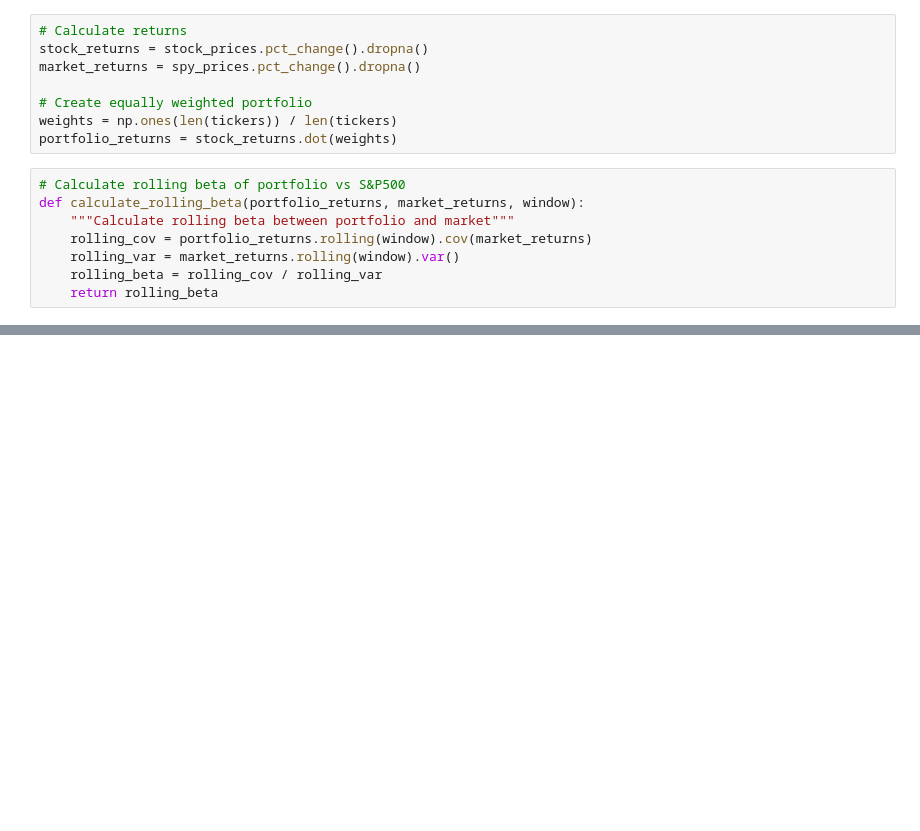
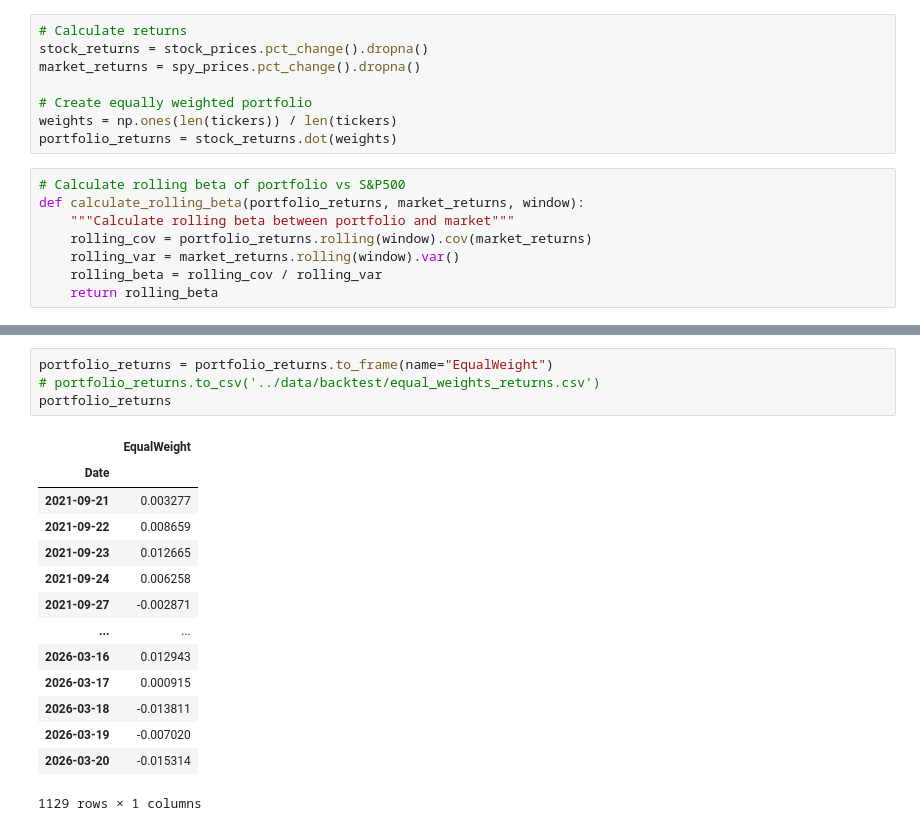
Before and after one commit to JohnnyTung123/Future-Rolling-Strategy, a Jupyter notebook: code/portfolio_analysis.ipynb, the cells around one changed output, grey strips where cells are left out. Saved outputs shown, nothing was run; the diff lists cells and outputs as text; blank space fills up the shorter version.

```diff
--- a/code/portfolio_analysis.ipynb
+++ b/code/portfolio_analysis.ipynb
@@ -92,0 +93,19 @@ Correlation with S&P500: 0.920
+# %%
+portfolio_returns = portfolio_returns.to_frame(name="EqualWeight")
+# portfolio_returns.to_csv('../data/backtest/equal_weights_returns.csv')
+portfolio_returns
+# %% [output]
+|  | EqualWeight |
+| Date |  |
+| 2021-09-21 | 0.003277 |
+| 2021-09-22 | 0.008659 |
+| 2021-09-23 | 0.012665 |
+| 2021-09-24 | 0.006258 |
+| 2021-09-27 | -0.002871 |
+| ... | ... |
+| 2026-03-16 | 0.012943 |
+| 2026-03-17 | 0.000915 |
+| 2026-03-18 | -0.013811 |
+| 2026-03-19 | -0.007020 |
+| 2026-03-20 | -0.015314 |
+1129 rows × 1 columns
```
Also changed, not shown: parts of 8 cells of this notebook, 4 other files.
